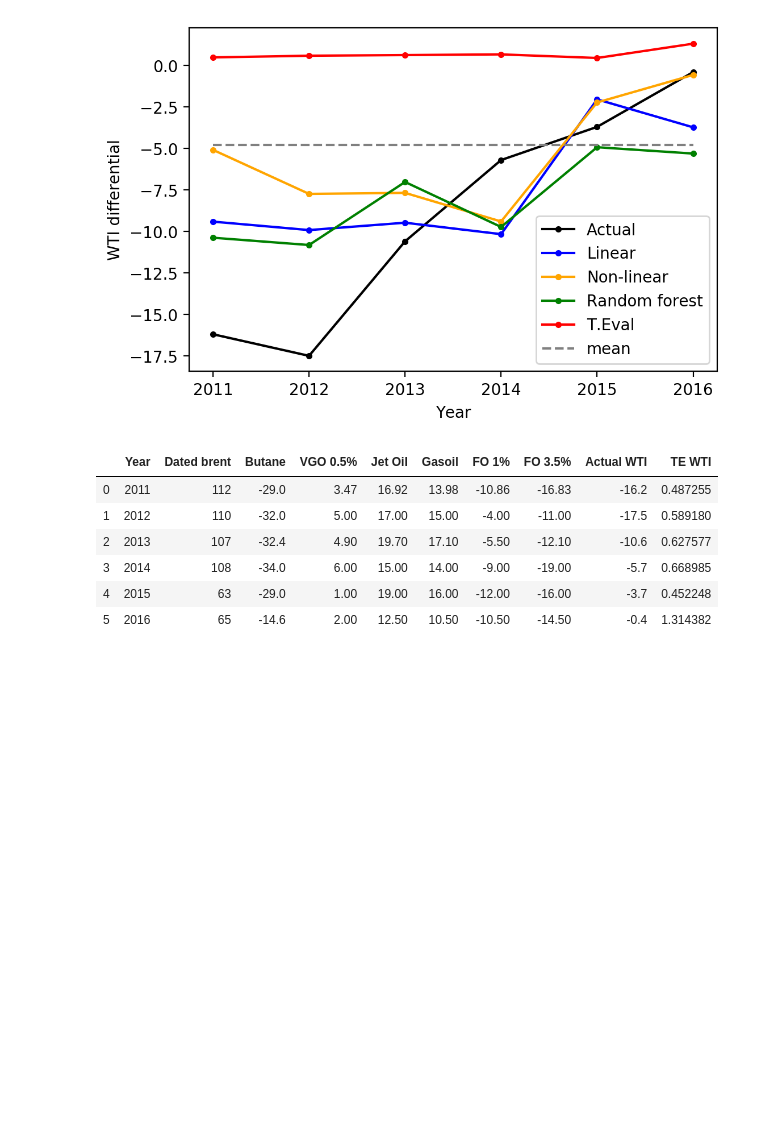
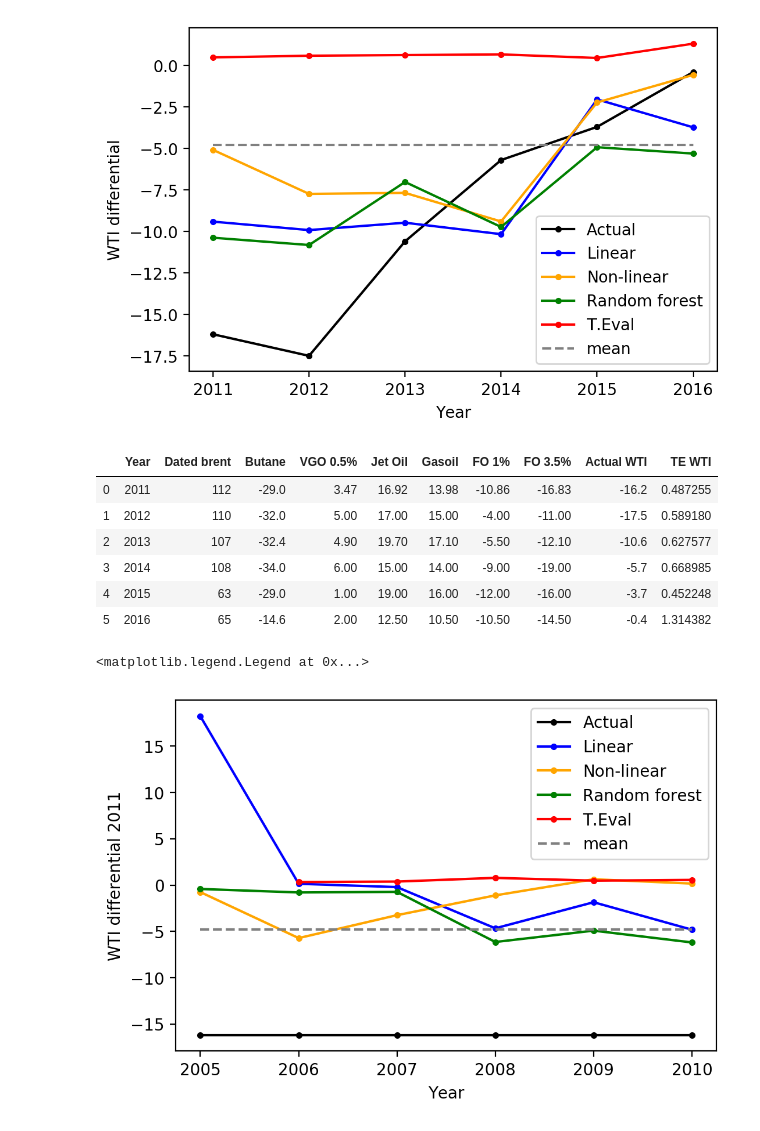
Before and after one commit to kaibawong/differential, a Jupyter notebook: WTI_pred.ipynb, the cells around one changed output. Cells and saved outputs as stored; diff of their text form; code cells hidden in the pictures; blank space fills up the shorter version.

Commit message:
Publish Bonnylight_pred

```diff
--- a/WTI_pred.ipynb
+++ b/WTI_pred.ipynb
@@ -10,5 +10,6 @@ import statsmodels.api as sm
 
 price = pd.read_table('pricelist.csv',delimiter =';')
 combi = pd.read_table('Historical_combi2.csv',delimiter =';')
+I_2011 = pd.read_table('WTI_2012.csv',delimiter =';')
 
 combi=combi.fillna(0)
@@ -27,9 +38,9 @@ predictions = model.predict(X)
 print_model = model.summary()
 print(print_model)
 
-DB= price["Dated brent"]
-Bu= price["Butane"]
-VGO05= price["VGO 0.5%"]
+DB= I_2011["Pred brent 2012"]
+Bu= I_2011["Pred Butane 2012"]
+VGO05= I_2011["Pred VGO 0.5% 2012"]
 linear_WTI=regr.intercept_+ regr.coef_[0]*DB + regr.coef_[1]*Bu + regr.coef_[2]*VGO05
 print(linear_WTI)
 # %% [output]
@@ -131,6 +142,7 @@ Feature VGO 0.5% (0.090011)
 [figure]
 # %%
-data_df = price[['Dated brent','Butane','VGO 0.5%']]
+#data_df = price[['Dated brent','Butane','VGO 0.5%']]
+data_df = pd.concat([DB, Bu,VGO05],axis=1)
 y_pred=regressor.predict(data_df)
 y_pred= pd.DataFrame(y_pred)
 print(y_pred)
@@ -165,3 +177,16 @@ price.drop(["Actual Dubai","TE Dubai"],axis=1)
 | 3 | 2014 | 108 | -34.0 | 6.00 | 15.00 | 14.00 | -9.00 | -19.00 | -5.7 | 0.668985 |
 | 4 | 2015 | 63 | -29.0 | 1.00 | 19.00 | 16.00 | -12.00 | -16.00 | -3.7 | 0.452248 |
 | 5 | 2016 | 65 | -14.6 | 2.00 | 12.50 | 10.50 | -10.50 | -14.50 | -0.4 | 1.314382 |
+# %%
+plt.plot(I_2011["Pred Year"],I_2011["Actual 2011"],'k.-')
+plt.plot(I_2011["Pred Year"],linear_WTI,'b.-')
+plt.plot(I_2011["Pred Year"],nonlinear_WTI,'.-',color ='orange')
+plt.plot(I_2011["Pred Year"],y_pred,'g.-')
+plt.plot(I_2011["Pred Year"],I_2011["TD 2011"],'r.-')
+plt.plot([I_2011["Pred Year"].iloc[0],I_2011["Pred Year"].iloc[-1]],[-4.79,-4.79],'--',color='grey')
+plt.xlabel('Year')
+plt.ylabel('WTI differential 2011')
+plt.legend(("Actual","Linear","Non-linear","Random forest","T.Eval","mean"))
+# %% [output]
+<matplotlib.legend.Legend at 0x...>
+[figure, added]
```
Also changed, not shown: parts of 6 cells of this notebook, 35 other files.
